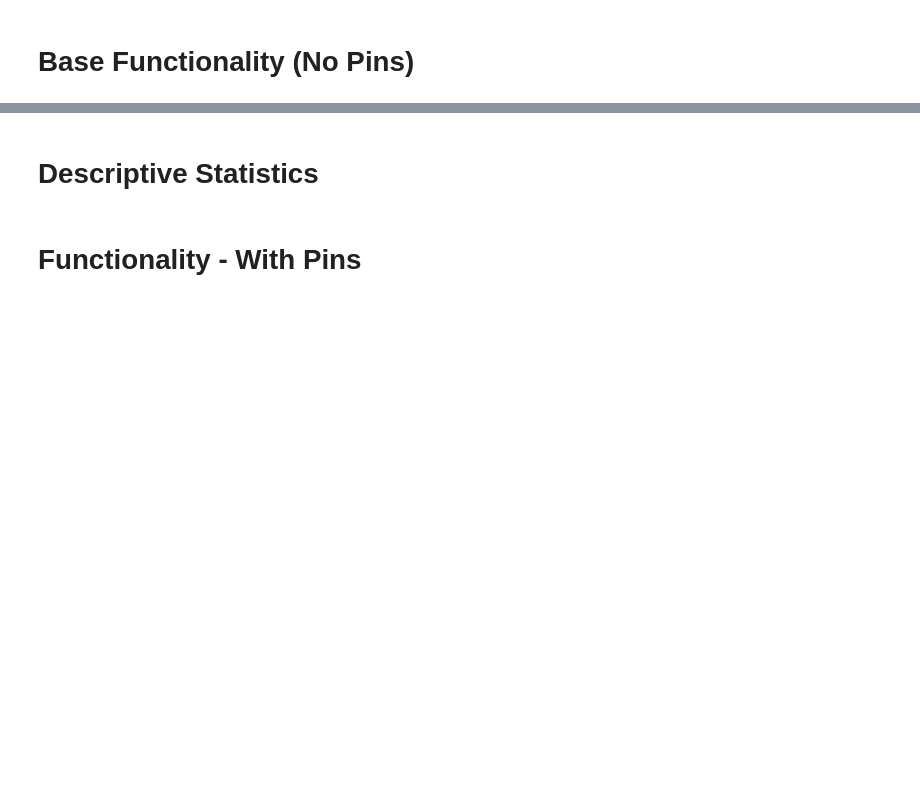
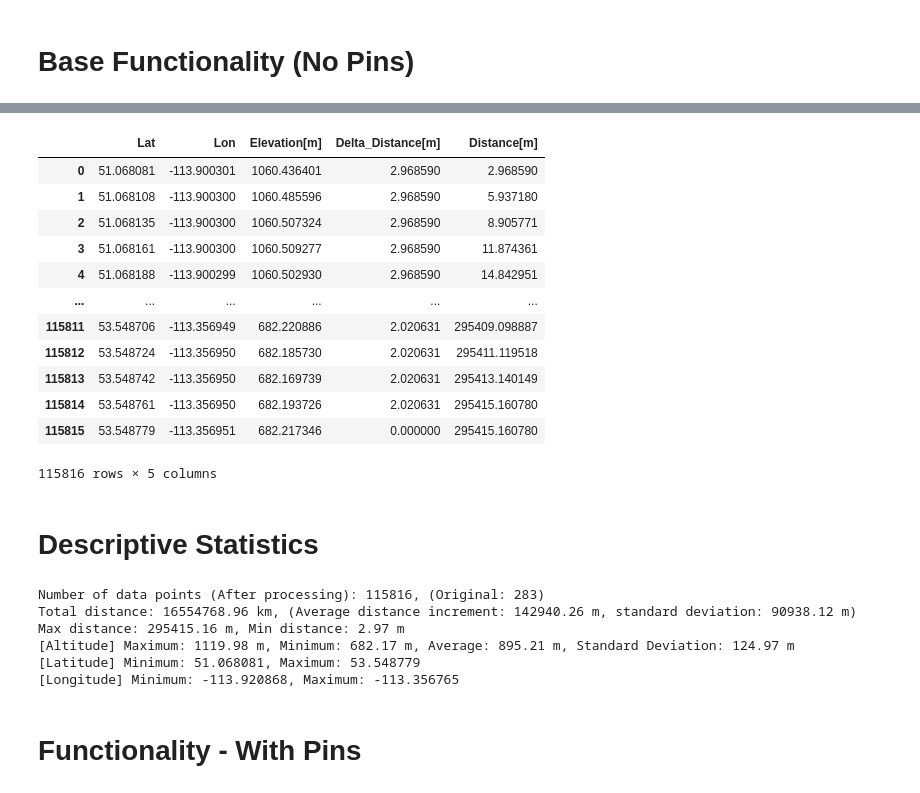
Before and after one commit to josmarcristello/GeoKMLAnalyzer, a Jupyter notebook: src/notebook/get-google-maps-altitude.ipynb, the cells around one changed output, grey strips where cells are left out. Saved outputs shown, nothing was run; the diff lists cells and outputs as text; code cells hidden in the pictures; blank space fills up the shorter version.

```diff
--- a/src/notebook/get-google-maps-altitude.ipynb
+++ b/src/notebook/get-google-maps-altitude.ipynb
@@ -34,3 +37,19 @@ plot_elevation_profile(geo_df, filename_kml, show_plot=True)
+# %%
+geo_df
+# %% [output]
+|  | Lat | Lon | Elevation[m] | Delta_Distance[m] | Distance[m] |
+| 0 | 51.068081 | -113.900301 | 1060.436401 | 2.968590 | 2.968590 |
+| 1 | 51.068108 | -113.900300 | 1060.485596 | 2.968590 | 5.937180 |
+| 2 | 51.068135 | -113.900300 | 1060.507324 | 2.968590 | 8.905771 |
+| 3 | 51.068161 | -113.900300 | 1060.509277 | 2.968590 | 11.874361 |
+| 4 | 51.068188 | -113.900299 | 1060.502930 | 2.968590 | 14.842951 |
+| ... | ... | ... | ... | ... | ... |
+| 115811 | 53.548706 | -113.356949 | 682.220886 | 2.020631 | 295409.098887 |
+| 115812 | 53.548724 | -113.356950 | 682.185730 | 2.020631 | 295411.119518 |
+| 115813 | 53.548742 | -113.356950 | 682.169739 | 2.020631 | 295413.140149 |
+| 115814 | 53.548761 | -113.356950 | 682.193726 | 2.020631 | 295415.160780 |
+| 115815 | 53.548779 | -113.356951 | 682.217346 | 0.000000 | 295415.160780 |
+115816 rows × 5 columns
 # %% [markdown]
 # Descriptive Statistics
 # %%
@@ -40,11 +59,11 @@ original_num_data_points = len(kml2df(filename_kml))
 print(f"Number of data points (After processing): {num_data_points}, (Original: {original_num_data_points})")
 
 # Total distance of the file
-total_distance = geo_df['Distance[Km]'].sum()/1000
-distance_increment_mean = geo_df['Distance[Km]'].mean()
-distance_increment_std = geo_df['Distance[Km]'].std()
-distance_increment_max = np.max(geo_df['Distance[Km]'])
-distance_increment_min = np.min(geo_df['Distance[Km]'])
+total_distance = geo_df['Distance[m]'].sum()/1000
+distance_increment_mean = geo_df['Distance[m]'].mean()
+distance_increment_std = geo_df['Distance[m]'].std()
+distance_increment_max = np.max(geo_df['Distance[m]'])
+distance_increment_min = np.min(geo_df['Distance[m]'])
 print(f"Total distance: {total_distance:.2f} km, (Average distance increment: {distance_increment_mean:.2f} m, standard deviation: {distance_increment_std:.2f} m)")
 print(f"Max distance: {distance_increment_max:.2f} m, Min distance: {distance_increment_min:.2f} m")
 
@@ -57,6 +76,13 @@ lat_stats = geo_df['Lat'].describe()
 lon_stats = geo_df['Lon'].describe()
 print(f"[Latitude] Minimum: {lat_stats['min']:.6f}, Maximum: {lat_stats['max']:.6f}")
 print(f"[Longitude] Minimum: {lon_stats['min']:.6f}, Maximum: {lon_stats['max']:.6f}")
+# %% [output]
+Number of data points (After processing): 115816, (Original: 283)
+Total distance: 16554768.96 km, (Average distance increment: 142940.26 m, standard deviation: 90938.12 m)
+Max distance: 295415.16 m, Min distance: 2.97 m
+[Altitude] Maximum: 1119.98 m, Minimum: 682.17 m, Average: 895.21 m, Standard Deviation: 124.97 m
+[Latitude] Minimum: 51.068081, Maximum: 53.548779
+[Longitude] Minimum: -113.920868, Maximum: -113.356765
 # %% [markdown]
 # Functionality - With Pins
 # %%
```
Also changed, not shown: parts of 2 cells of this notebook.
